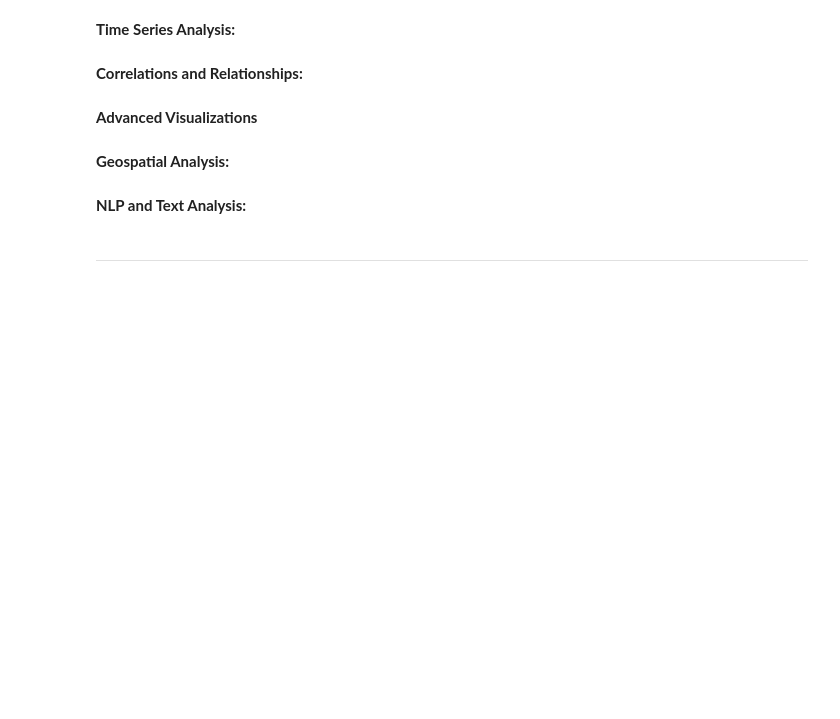
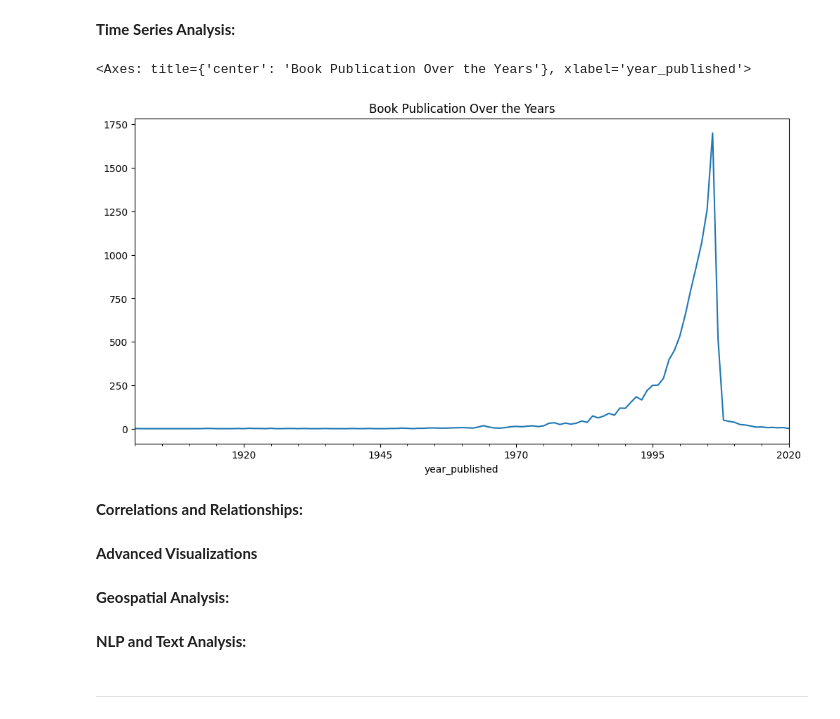
Before and after one commit to rahulbhoyar1995/goodread-books-data-analysis, a Jupyter notebook: goodreads-books-dataset.ipynb, the cells around one changed output. Saved outputs shown, nothing was run; the diff lists cells and outputs as text; code cells hidden in the pictures; blank space fills up the shorter version.

Commit message:
Kaggle Notebook | Goodreads Books Dataset | Version 8

```diff
--- a/goodreads-books-dataset.ipynb
+++ b/goodreads-books-dataset.ipynb
@@ -398,3 +422,25 @@ data[data["publisher"] == "McGraw-Hill Medical Publishing"]
 # %% [markdown]
 ****Time Series Analysis:****
+# %%
+# Is there a seasonal pattern in book publication over the years?
+
+
+import pandas as pd
+
+# Assuming you have a DataFrame called 'bookset' with the provided columns
+
+# Convert 'year_published' to datetime
+data['year_published'] = pd.to_datetime(data['year_published'], format='%Y')
+
+# Set 'year_published' as the index
+data.set_index('year_published', inplace=True)
+
+# Resample the data to analyze the publication frequency over years
+publication_count_by_year = data.resample('Y').size()
+
+# Plot the publication frequency over years
+publication_count_by_year.plot(kind='line', figsize=(12, 6), title='Book Publication Over the Years')
+# %% [output]
+<Axes: title={'center': 'Book Publication Over the Years'}, xlabel='year_published'>
+[figure, added]
 # %%
```
Also changed, not shown: parts of 6 cells of this notebook.
